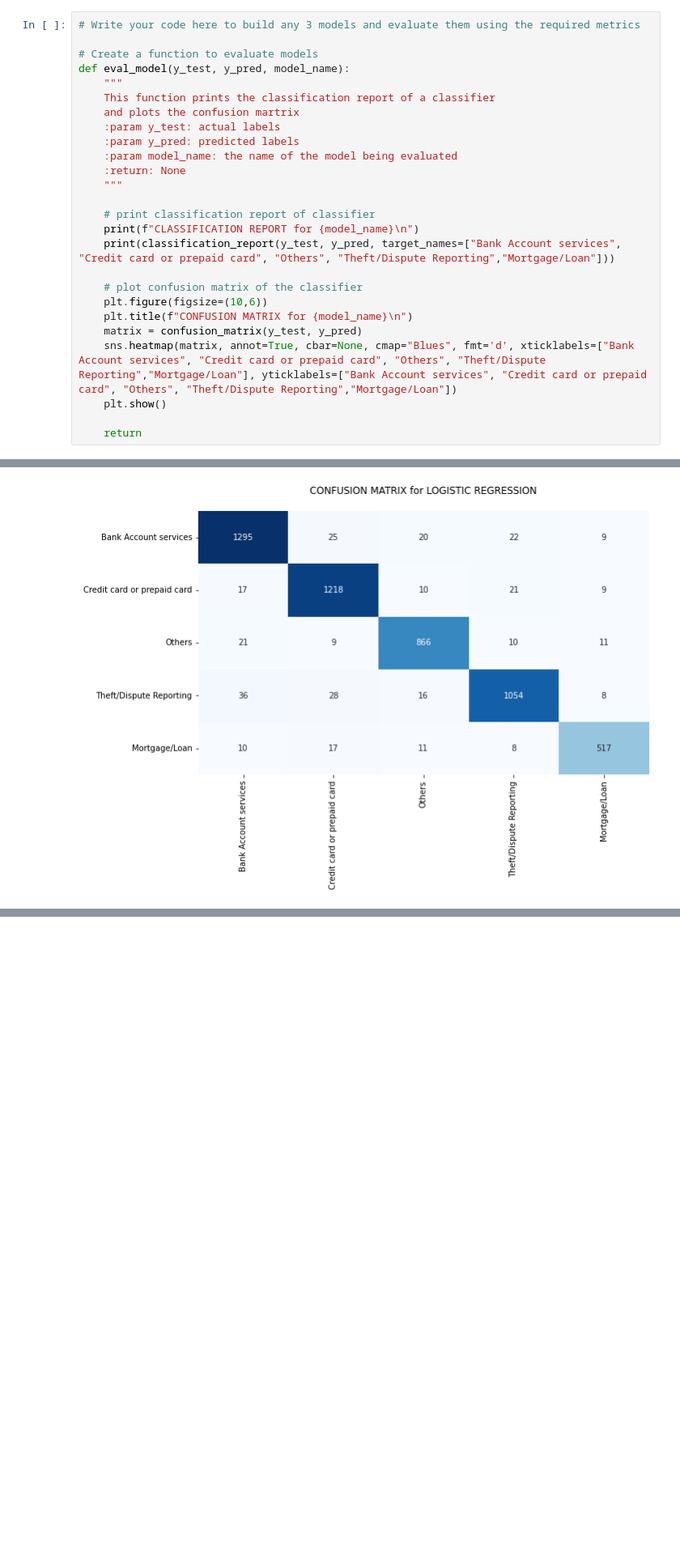
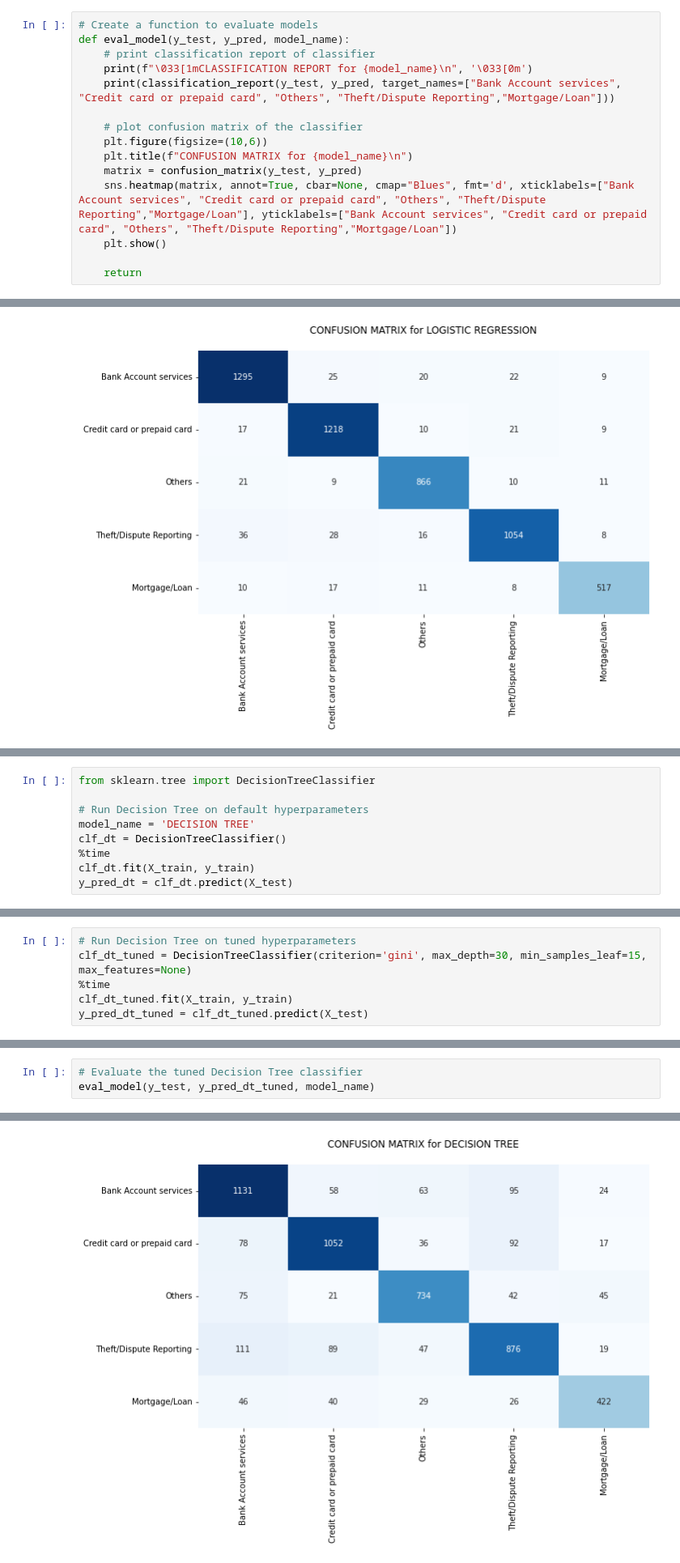
Before and after one commit to imxsid/implement-nlp, a Jupyter notebook: assignment-automatic-ticket-classification.ipynb, the cells around one changed output, grey strips where cells are left out. Shown at 81% size. Saved outputs shown, nothing was run; the diff lists cells and outputs as text; blank space fills up the shorter version.

Commit message:
Kaggle Notebook | [Assignment] Automatic Ticket Classification | Version 16

```diff
--- a/assignment-automatic-ticket-classification.ipynb
+++ b/assignment-automatic-ticket-classification.ipynb
@@ -726,19 +722,8 @@ You have to try atleast 3 models on the train & test data from these options:
 # %%
-# Write your code here to build any 3 models and evaluate them using the required metrics
-
 # Create a function to evaluate models
 def eval_model(y_test, y_pred, model_name):
-    """
-    This function prints the classification report of a classifier
-    and plots the confusion martrix
-    :param y_test: actual labels
-    :param y_pred: predicted labels
-    :param model_name: the name of the model being evaluated
-    :return: None
-    """
-
     # print classification report of classifier
-    print(f"CLASSIFICATION REPORT for {model_name}\n")
+    print(f"\033[1mCLASSIFICATION REPORT for {model_name}\n", '\033[0m')
     print(classification_report(y_test, y_pred, target_names=["Bank Account services", "Credit card or prepaid card", "Others", "Theft/Dispute Reporting","Mortgage/Loan"]))
 
     # plot confusion matrix of the classifier
@@ -803,0 +798,9 @@ Credit card or prepaid card       0.94      0.96      0.95      1275
+# %%
+from sklearn.tree import DecisionTreeClassifier
+
+# Run Decision Tree on default hyperparameters
+model_name = 'DECISION TREE'
+clf_dt = DecisionTreeClassifier()
+%time
+clf_dt.fit(X_train, y_train)
+y_pred_dt = clf_dt.predict(X_test)
@@ -803,0 +816,6 @@ Credit card or prepaid card       0.94      0.96      0.95      1275
+# %%
+# Run Decision Tree on tuned hyperparameters
+clf_dt_tuned = DecisionTreeClassifier(criterion='gini', max_depth=30, min_samples_leaf=15, max_features=None)
+%time
+clf_dt_tuned.fit(X_train, y_train)
+y_pred_dt_tuned = clf_dt_tuned.predict(X_test)
@@ -803,0 +831,4 @@ Credit card or prepaid card       0.94      0.96      0.95      1275
+# %%
+# Evaluate the tuned Decision Tree classifier
+eval_model(y_test, y_pred_dt_tuned, model_name)
+# %% [output]
@@ -803,0 +848 @@ Credit card or prepaid card       0.94      0.96      0.95      1275
+[figure, added]
```
Also changed, not shown: parts of 25 cells of this notebook.
